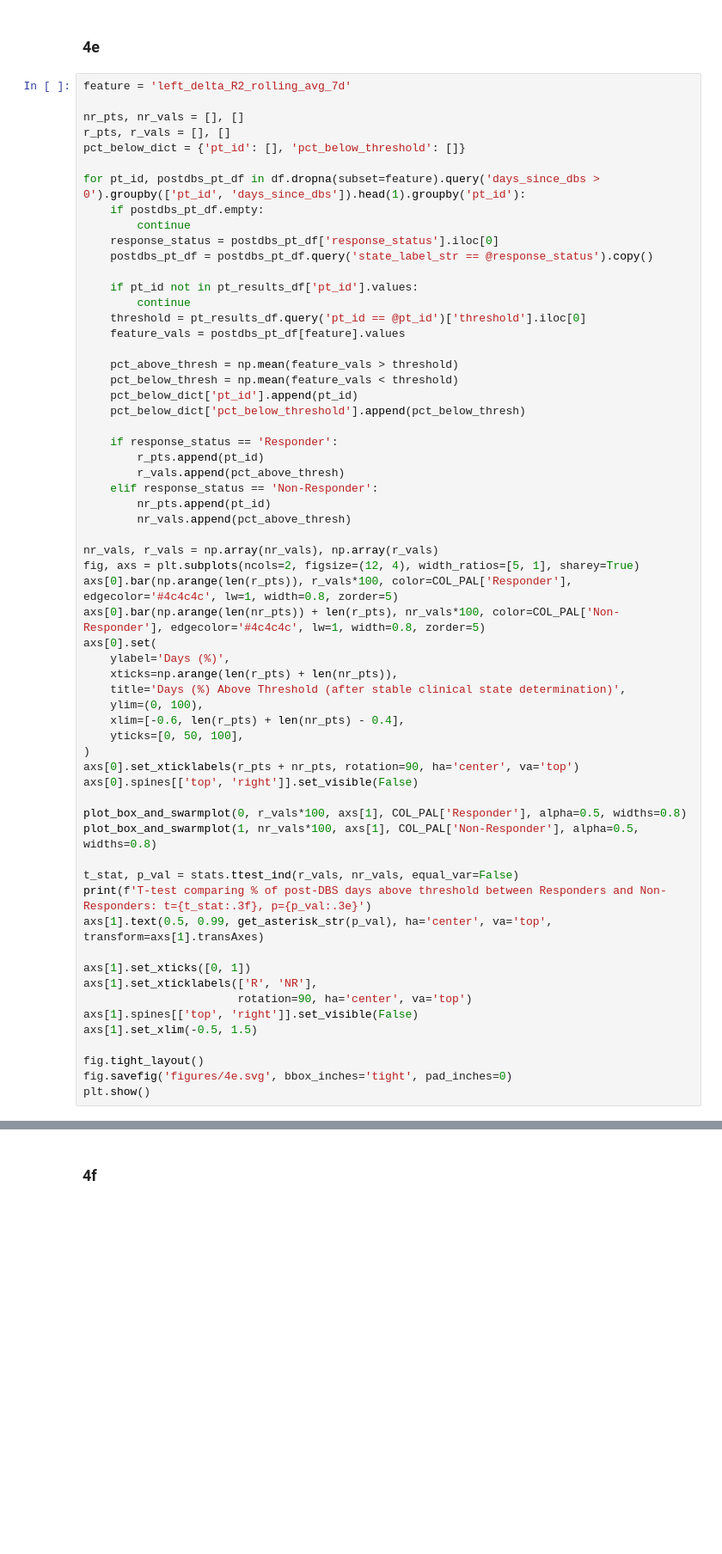
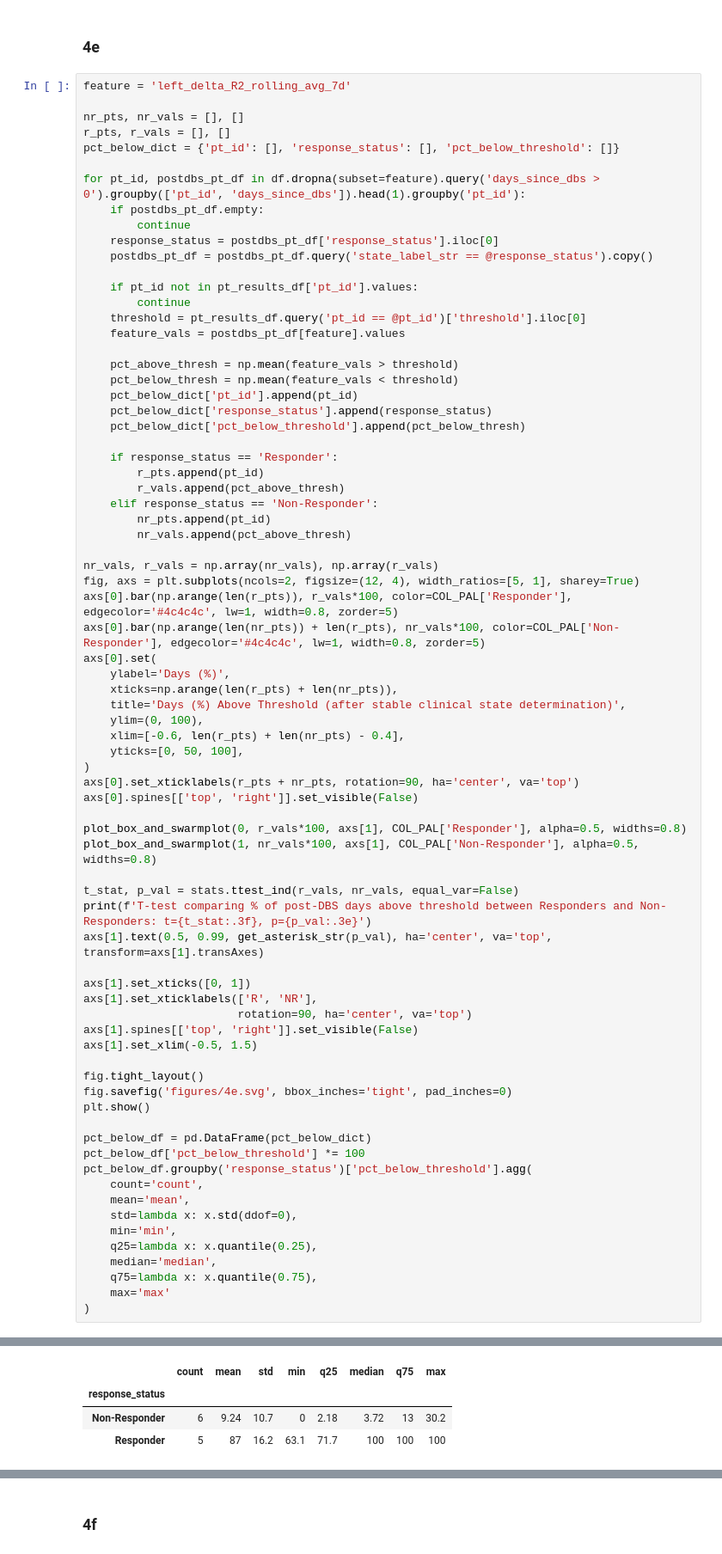
Before and after one commit to ProvenzaLab/PerceptPredictability, a Jupyter notebook: process_data.ipynb, the cells around one changed output, grey strips where cells are left out. Shown at 86% size. Cells and saved outputs as stored; diff of their text form; blank space fills up the shorter version.

```diff
--- a/process_data.ipynb
+++ b/process_data.ipynb
@@ -1301,7 +1301,7 @@ feature = 'left_delta_R2_rolling_avg_7d'
 
 nr_pts, nr_vals = [], []
 r_pts, r_vals = [], []
-pct_below_dict = {'pt_id': [], 'pct_below_threshold': []}
+pct_below_dict = {'pt_id': [], 'response_status': [], 'pct_below_threshold': []}
 
 for pt_id, postdbs_pt_df in df.dropna(subset=feature).query('days_since_dbs > 0').groupby(['pt_id', 'days_since_dbs']).head(1).groupby('pt_id'):
     if postdbs_pt_df.empty:
@@ -1317,6 +1317,7 @@ for pt_id, postdbs_pt_df in df.dropna(subset=feature).query('days_since_dbs > 0'
     pct_above_thresh = np.mean(feature_vals > threshold)
     pct_below_thresh = np.mean(feature_vals < threshold)
     pct_below_dict['pt_id'].append(pt_id)
+    pct_below_dict['response_status'].append(response_status)
     pct_below_dict['pct_below_threshold'].append(pct_below_thresh)
 
     if response_status == 'Responder':
@@ -1333,30 +1334,47 @@ axs[0].bar(np.arange(len(nr_pts)) + len(r_pts), nr_vals*100, color=COL_PAL['Non-
 axs[0].set(
     ylabel='Days (%)',
     xticks=np.arange(len(r_pts) + len(nr_pts)),
     title='Days (%) Above Threshold (after stable clinical state determination)',
     ylim=(0, 100),
     xlim=[-0.6, len(r_pts) + len(nr_pts) - 0.4],
     yticks=[0, 50, 100],
 )
 axs[0].set_xticklabels(r_pts + nr_pts, rotation=90, ha='center', va='top')
 axs[0].spines[['top', 'right']].set_visible(False)
 
 plot_box_and_swarmplot(0, r_vals*100, axs[1], COL_PAL['Responder'], alpha=0.5, widths=0.8)
 plot_box_and_swarmplot(1, nr_vals*100, axs[1], COL_PAL['Non-Responder'], alpha=0.5, widths=0.8)
 
 t_stat, p_val = stats.ttest_ind(r_vals, nr_vals, equal_var=False)
 print(f'T-test comparing % of post-DBS days above threshold between Responders and Non-Responders: t={t_stat:.3f}, p={p_val:.3e}')
 axs[1].text(0.5, 0.99, get_asterisk_str(p_val), ha='center', va='top', transform=axs[1].transAxes)
 
 axs[1].set_xticks([0, 1])
 axs[1].set_xticklabels(['R', 'NR'],
                        rotation=90, ha='center', va='top')
 axs[1].spines[['top', 'right']].set_visible(False)
 axs[1].set_xlim(-0.5, 1.5)
 
 fig.tight_layout()
 fig.savefig('figures/4e.svg', bbox_inches='tight', pad_inches=0)
 plt.show()
+
+pct_below_df = pd.DataFrame(pct_below_dict)
+pct_below_df['pct_below_threshold'] *= 100
+pct_below_df.groupby('response_status')['pct_below_threshold'].agg(
+    count='count',
+    mean='mean',
+    std=lambda x: x.std(ddof=0),
+    min='min',
+    q25=lambda x: x.quantile(0.25),
+    median='median',
+    q75=lambda x: x.quantile(0.75),
+    max='max'
+)
 # %% [output]
 T-test comparing % of post-DBS days above threshold between Responders and Non-Responders: t=-8.259, p=9.986e-05
 [figure]
+|  | count | mean | std | min | q25 | median | q75 | max |
+| response_status |  |  |  |  |  |  |  |  |
+| Non-Responder | 6 | 9.24 | 10.7 | 0 | 2.18 | 3.72 | 13 | 30.2 |
+| Responder | 5 | 87 | 16.2 | 63.1 | 71.7 | 100 | 100 | 100 |
```
Also changed, not shown: parts of 1 cell of this notebook.
